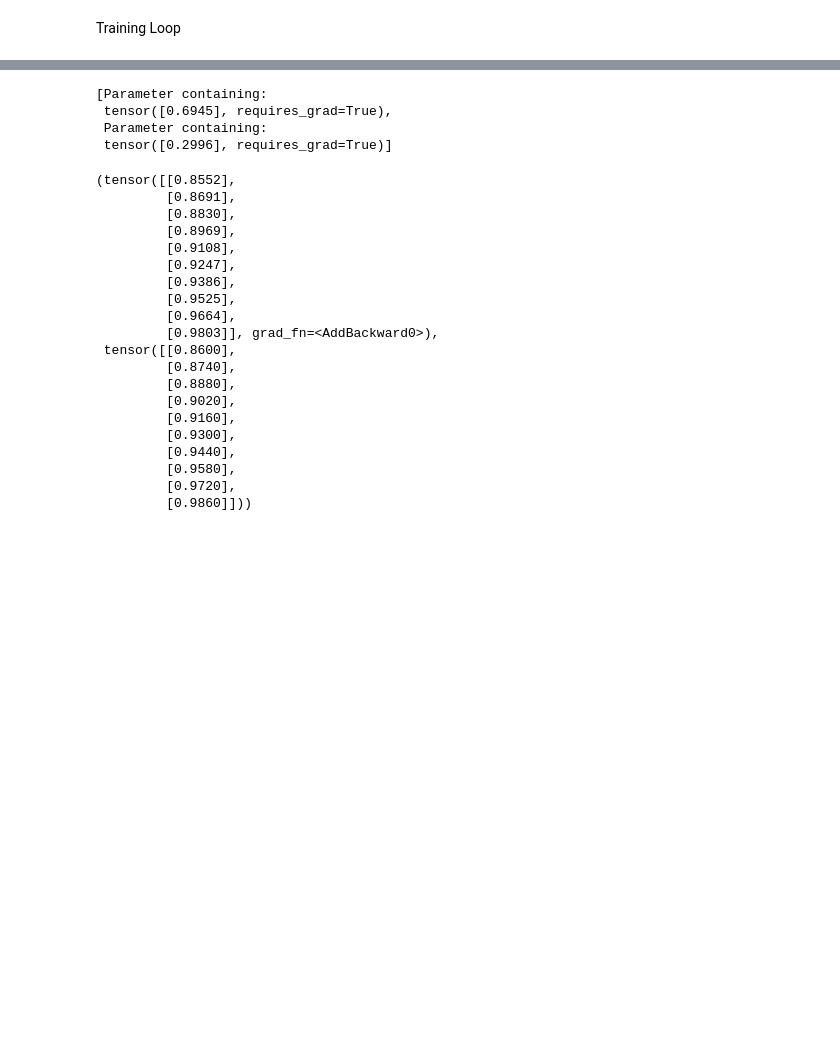
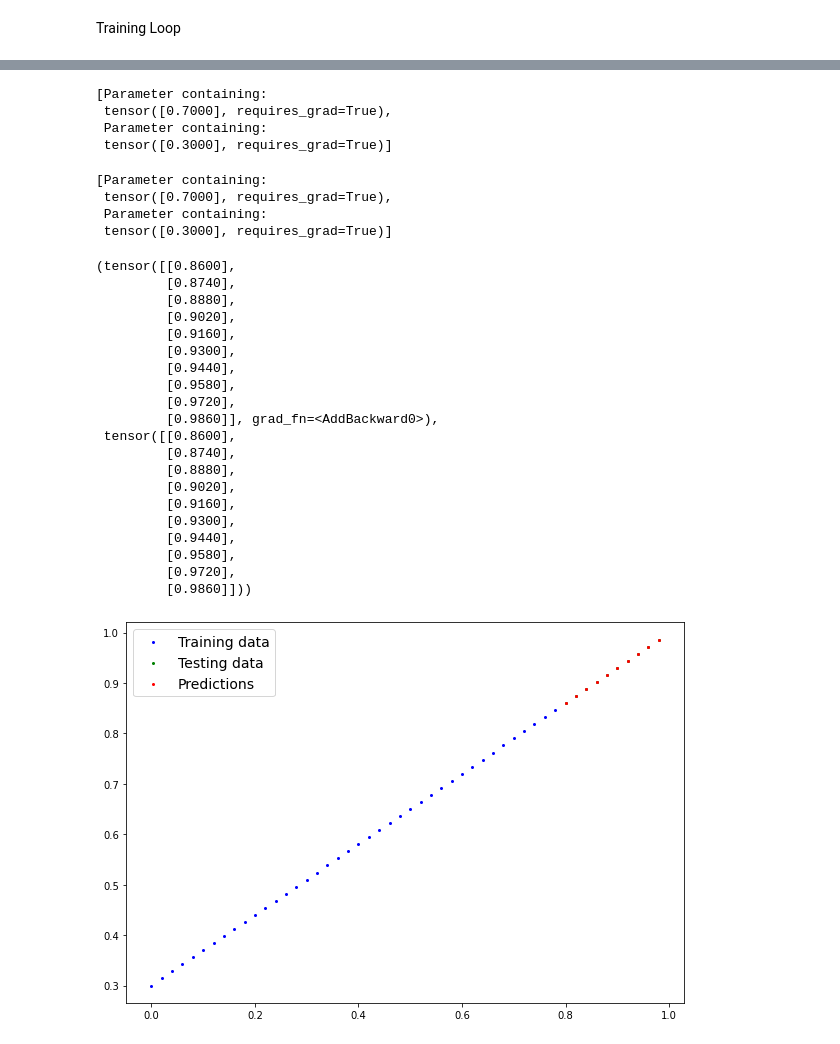
Before and after one commit to KsaweryKapela/PyTorch-Learning, a Jupyter notebook: pytorch_workflow_01.ipynb, the cells around one changed output, grey strips where cells are left out. Cells and saved outputs as stored; diff of their text form; code cells hidden in the pictures; blank space fills up the shorter version.

Commit message:
Creating first model

```diff
--- a/pytorch_workflow_01.ipynb
+++ b/pytorch_workflow_01.ipynb
@@ -130,11 +130,12 @@ OrderedDict([('weights', tensor([0.4736])), ('bias', tensor([0.6136]))])
 # %%
 loss_fn = nn.L1Loss()
 optimizer = torch.optim.SGD(params=model_0.parameters(),
-                            lr=0.01)
+                            lr=0.00001)
 # %% [markdown]
 Training Loop
 # %%
-epochs = 1000
+torch.manual_seed(42)
+epochs = 10
 
 for epoch in range(epochs):
     model_0.train() # Sets parameters that require gradience to require gradient
@@ -144,8 +145,8 @@ for epoch in range(epochs):
 
     # Calculate loss
     loss = loss_fn(y_pred, y_train)
+    print(loss)
 
-    #
     optimizer.zero_grad()
 
     # Perform backpropagation on the loss with respect to parameters
@@ -154,4 +155,4 @@ for epoch in range(epochs):
     # Step the optimizer (perform gradient descend)
     optimizer.step() # By default will accumulate through the loop, so zero them above
 
-    model_0.eval() # Turns off gradient tracking
+model_0.eval() # Turns off gradient tracking
@@ -158,24 +171,31 @@ for epoch in range(epochs):
+# %%
+list(model_0.eval().parameters())
+# %% [output]
+[Parameter containing:
+ tensor([0.7000], requires_grad=True),
+ Parameter containing:
+ tensor([0.3000], requires_grad=True)]
 # %%
 list(model_0.eval().parameters())
 # %% [output]
 [Parameter containing:
- tensor([0.6945], requires_grad=True),
+ tensor([0.7000], requires_grad=True),
  Parameter containing:
- tensor([0.2996], requires_grad=True)]
+ tensor([0.3000], requires_grad=True)]
 # %%
 predictions = model_0(X_test)
 predictions, y_test
 # %% [output]
-(tensor([[0.8552],
-         [0.8691],
-         [0.8830],
-         [0.8969],
-         [0.9108],
-         [0.9247],
-         [0.9386],
-         [0.9525],
-         [0.9664],
-         [0.9803]], grad_fn=<AddBackward0>),
+(tensor([[0.8600],
+         [0.8740],
+         [0.8880],
+         [0.9020],
+         [0.9160],
+         [0.9300],
+         [0.9440],
+         [0.9580],
+         [0.9720],
+         [0.9860]], grad_fn=<AddBackward0>),
  tensor([[0.8600],
          [0.8740],
          [0.8880],
@@ -186,3 +206,10 @@ predictions, y_test
          [0.9580],
          [0.9720],
          [0.9860]]))
+# %%
+with torch.inference_mode():
+    y_preds_new = model_0(X_test)
+# %%
+plot_prediction(predictions=y_preds_new)
+# %% [output]
+[figure, added]
```
Also changed, not shown: parts of 6 cells of this notebook.
